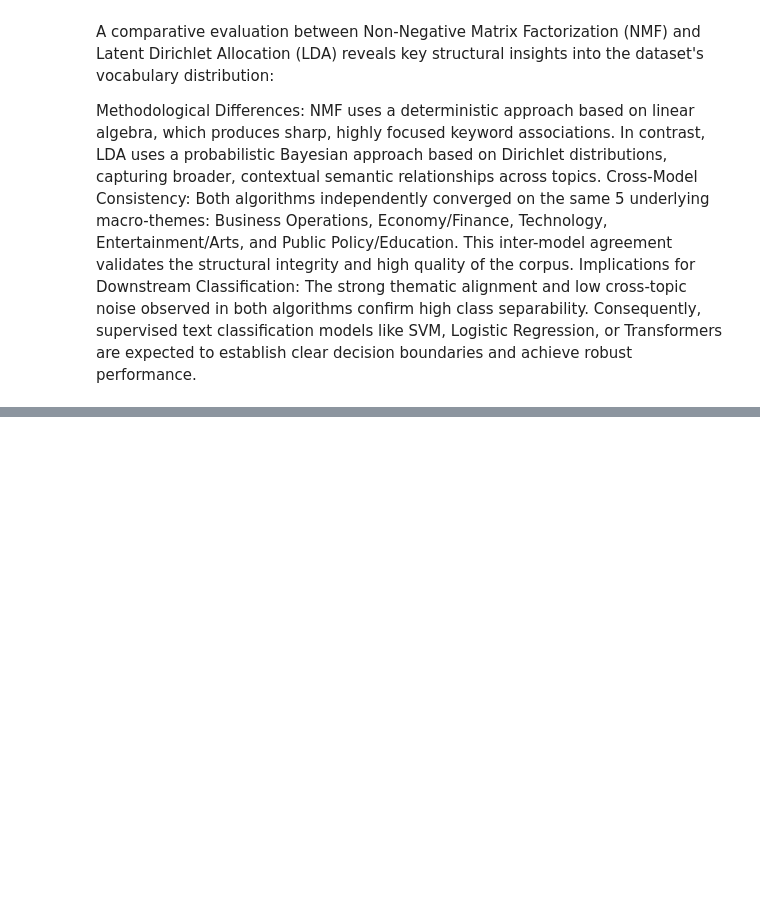
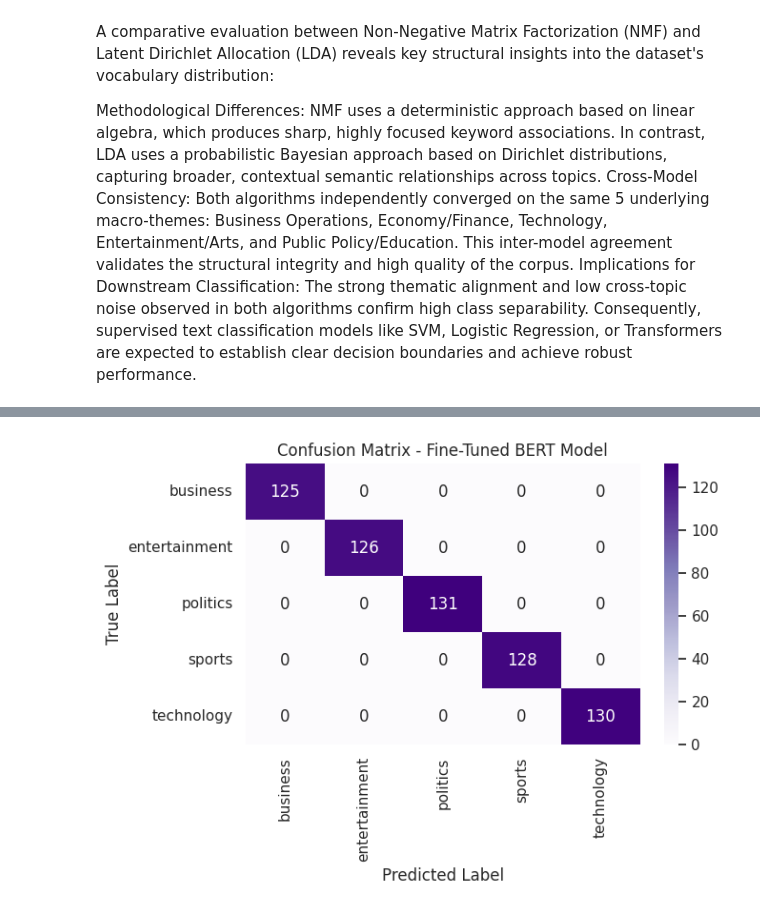
Before and after one commit to francescachn/Text-mining-project, a Jupyter notebook: progetto data .ipynb, the cells around one changed output, grey strips where cells are left out. Drawn from its saved outputs; the diff is of its cells as text; code cells hidden in the pictures; blank space fills up the shorter version.

```diff
--- a/progetto data .ipynb
+++ b/progetto data .ipynb
@@ -521,0 +697,97 @@ Implications for Downstream Classification: The strong thematic alignment and lo
+# %%
+import torch
+from transformers import AutoTokenizer, AutoModelForSequenceClassification, Trainer, TrainingArguments
+from datasets import Dataset
+from sklearn.preprocessing import LabelEncoder
+from sklearn.metrics import classification_report, confusion_matrix
+import seaborn as sns
+import matplotlib.pyplot as plt
+import numpy as np
+
+# 1. Hyperparameters and Configuration
+MODEL_NAME = "bert-base-uncased"
+MAX_LEN = 64
+BATCH_SIZE = 16
+EPOCHS = 2
+LEARNING_RATE = 2e-5
+
+# 2. Encode categorical target labels to integers
+label_encoder = LabelEncoder()
+train_labels = label_encoder.fit_transform(train_data["category"])
+val_labels = label_encoder.transform(val_data["category"])
+n_classes = len(label_encoder.classes_)
+
+# 3. Convert Pandas DataFrames into Hugging Face Datasets
+train_hf_dataset = Dataset.from_dict({
+    "text": list(train_data["cleaned_content"]),
+    "label": list(train_labels)
+})
+val_hf_dataset = Dataset.from_dict({
+    "text": list(val_data["cleaned_content"]),
+    "label": list(val_labels)
+})
+
+# 4. Initialize BERT Tokenizer and Map Text to Subword Tokens
+tokenizer = AutoTokenizer.from_pretrained(MODEL_NAME)
+
+def tokenize_function(examples):
+    return tokenizer(
+        examples["text"],
+        padding="max_length",
+        truncation=True,
+        max_length=MAX_LEN
+    )
+
+tokenized_train = train_hf_dataset.map(tokenize_function, batched=True)
+tokenized_val = val_hf_dataset.map(tokenize_function, batched=True)
+
+# 5. Load Pre-trained BERT Model for Sequence Classification
+model = AutoModelForSequenceClassification.from_pretrained(
+    MODEL_NAME,
+    num_labels=n_classes
+)
+
+# 6. Configure Training Arguments (compatible with updated transformers versions)
+training_args = TrainingArguments(
+    output_dir="./results",
+    eval_strategy="epoch",
+    save_strategy="epoch",
+    learning_rate=LEARNING_RATE,
+    per_device_train_batch_size=BATCH_SIZE,
+    per_device_eval_batch_size=BATCH_SIZE,
+    num_train_epochs=EPOCHS,
+    weight_decay=0.01,
+    logging_steps=10,
+    load_best_model_at_end=True
+)
+
+# 7. Initialize Trainer and Execute Fine-Tuning
+trainer = Trainer(
+    model=model,
+    args=training_args,
+    train_dataset=tokenized_train,
+    eval_dataset=tokenized_val,
+)
+
+print("--- Starting BERT Fine-Tuning ---")
+trainer.train()
+
+# 8. Evaluation and Metrics Extraction
+predictions_output = trainer.predict(tokenized_val)
+preds = np.argmax(predictions_output.predictions, axis=1)
+all_true = predictions_output.label_ids
+
+print("\n--- BERT Classification Report ---")
+print(classification_report(all_true, preds, target_names=label_encoder.classes_))
+
+# 9. Confusion Matrix Visualization
+plt.figure(figsize=(7, 5))
+cm = confusion_matrix(all_true, preds)
+sns.heatmap(cm, annot=True, fmt="d", cmap="Purples",
+            xticklabels=label_encoder.classes_, yticklabels=label_encoder.classes_)
+plt.title("Confusion Matrix - Fine-Tuned BERT Model")
+plt.xlabel("Predicted Label")
+plt.ylabel("True Label")
+plt.tight_layout()
+plt.show()
+# %% [output]
@@ -521,0 +833 @@ Implications for Downstream Classification: The strong thematic alignment and lo
+[figure, added]
```
Also changed, not shown: parts of 12 cells of this notebook.
